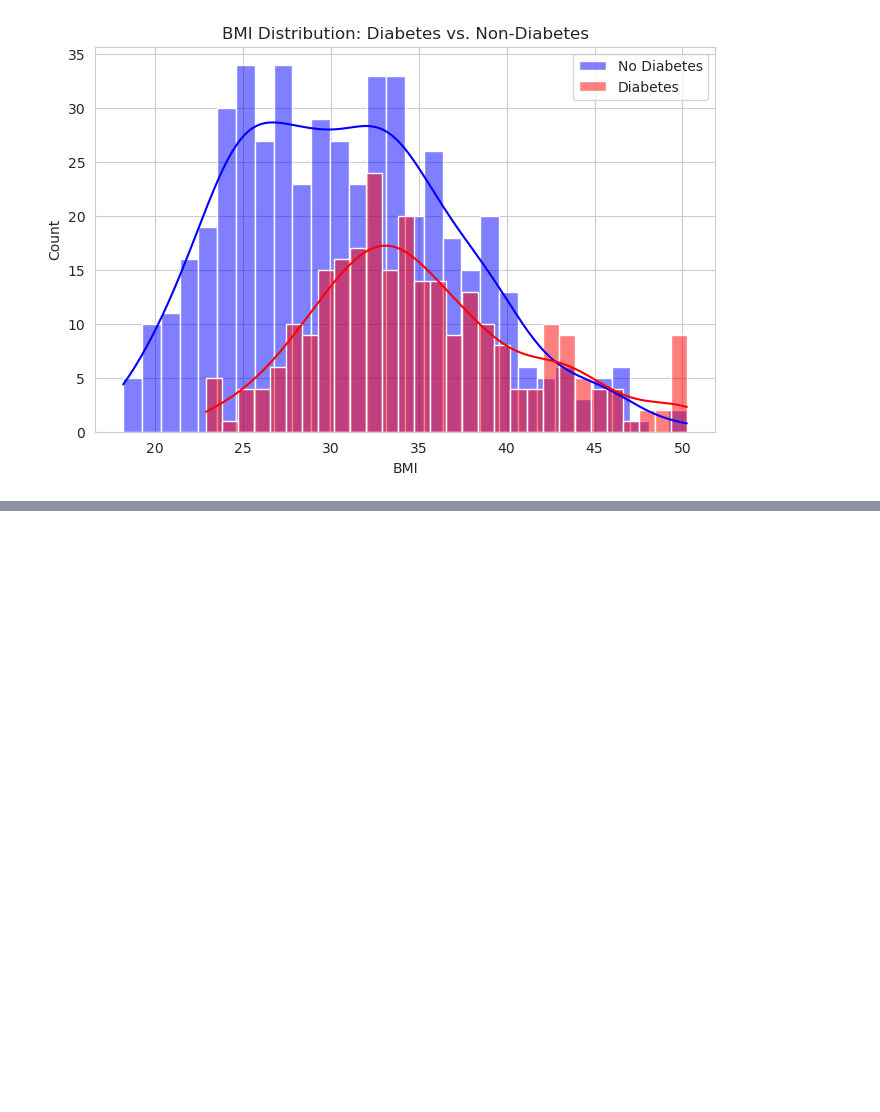
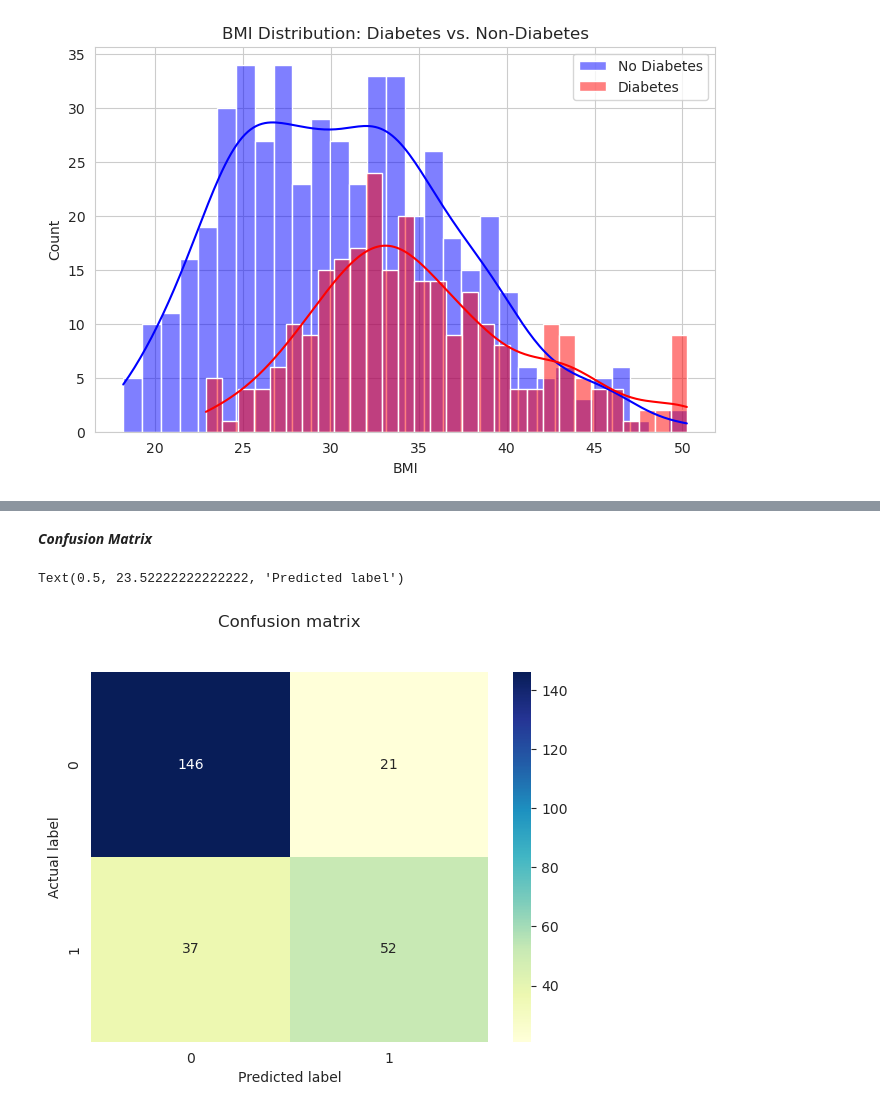
Before and after one commit to NjalaleFred/PimaIndiansDiabetesAnalysis, a Jupyter notebook: Preprocessing and EDA/pima_indians.ipynb, the cells around one changed output, grey strips where cells are left out. Saved outputs shown, nothing was run; the diff lists cells and outputs as text; code cells hidden in the pictures; blank space fills up the shorter version.

```diff
--- a/Preprocessing and EDA/pima_indians.ipynb
+++ b/Preprocessing and EDA/pima_indians.ipynb
@@ -295,0 +421,13 @@ plt.show()
+# %% [markdown]
+***Confusion Matrix***
+# %%
+y_pred = knn.predict(X_test)
+cnf_matrix = confusion_matrix(y_test, y_pred)
+p = sns.heatmap(pd.DataFrame(cnf_matrix), annot = True, cmap = "YlGnBu", fmt='g')
+plt.title('Confusion matrix', y=1.1)
+plt.ylabel('Actual label')
+plt.xlabel('Predicted label')
+# Evaluates performance of the model
+# %% [output]
+Text(0.5, 23.52222222222222, 'Predicted label')
+[figure, added]
```
Also changed, not shown: parts of 26 cells of this notebook.
